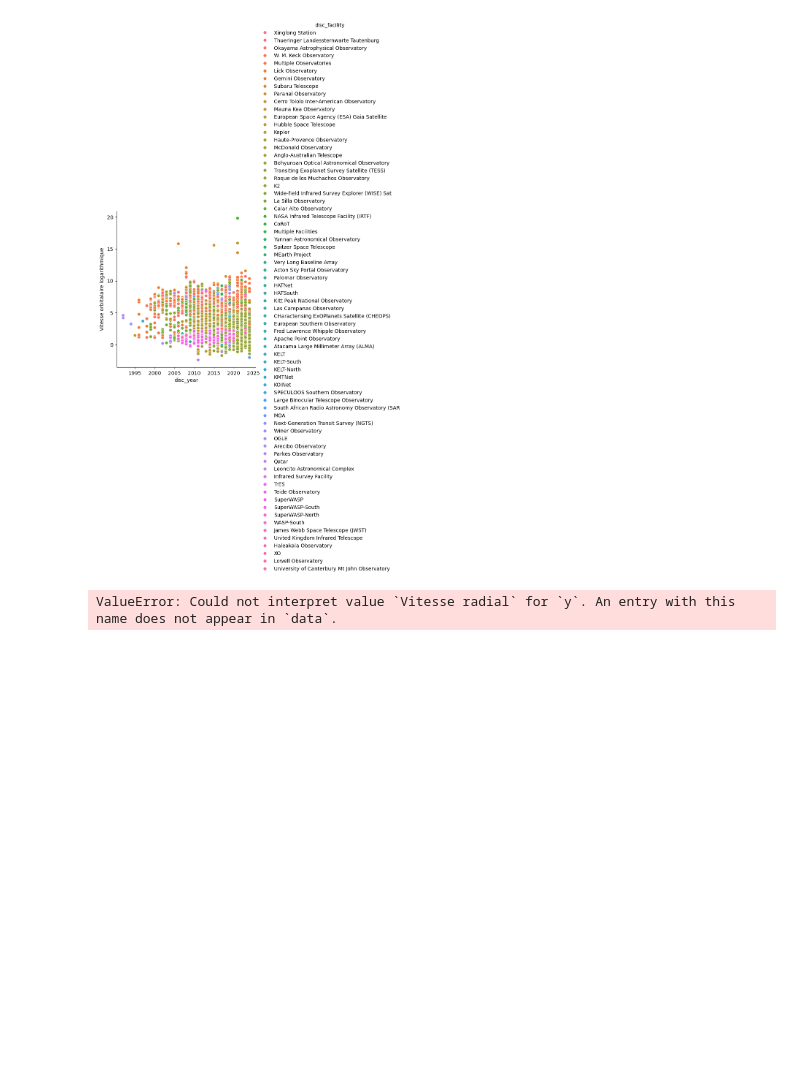
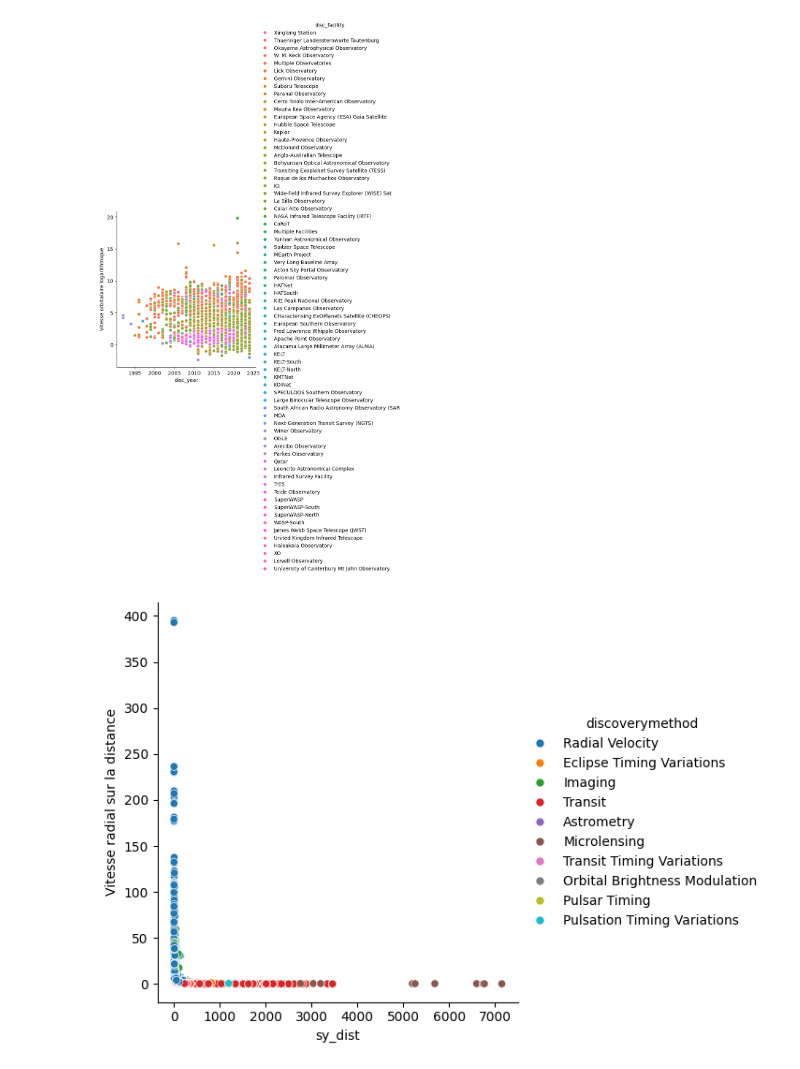
Before and after one commit to ClementGOUJON-dot/pe-hackathon, a Jupyter notebook: Clément.ipynb, the cells around one changed output. Saved outputs shown, nothing was run; the diff lists cells and outputs as text; code cells hidden in the pictures; blank space fills up the shorter version.

```diff
--- a/Clément.ipynb
+++ b/Clément.ipynb
@@ -36,7 +36,7 @@ sns.relplot(data=df,x='disc_year', y='Vitesse orbitalaire logarithmique', hue='d
 # %% [output]
 [figure]
 # %%
-df['Vitesse radial ']= df['pl_orbper']/df['pl_orbsmax']
-sns.relplot(data=df[df['Vitesse radial sur la distance']<4000],x='sy_dist', y='Vitesse radial', hue='discoverymethod');
+df['Vitesse radial sur la distance']= df['pl_orbper']/df['pl_orbsmax']/df['sy_dist']
+sns.relplot(data=df[df['Vitesse radial sur la distance']<4000],x='sy_dist', y='Vitesse radial sur la distance', hue='discoverymethod');
 # %% [output]
-ValueError: Could not interpret value `Vitesse radial` for `y`. An entry with this name does not appear in `data`.
+[figure, added]
```
